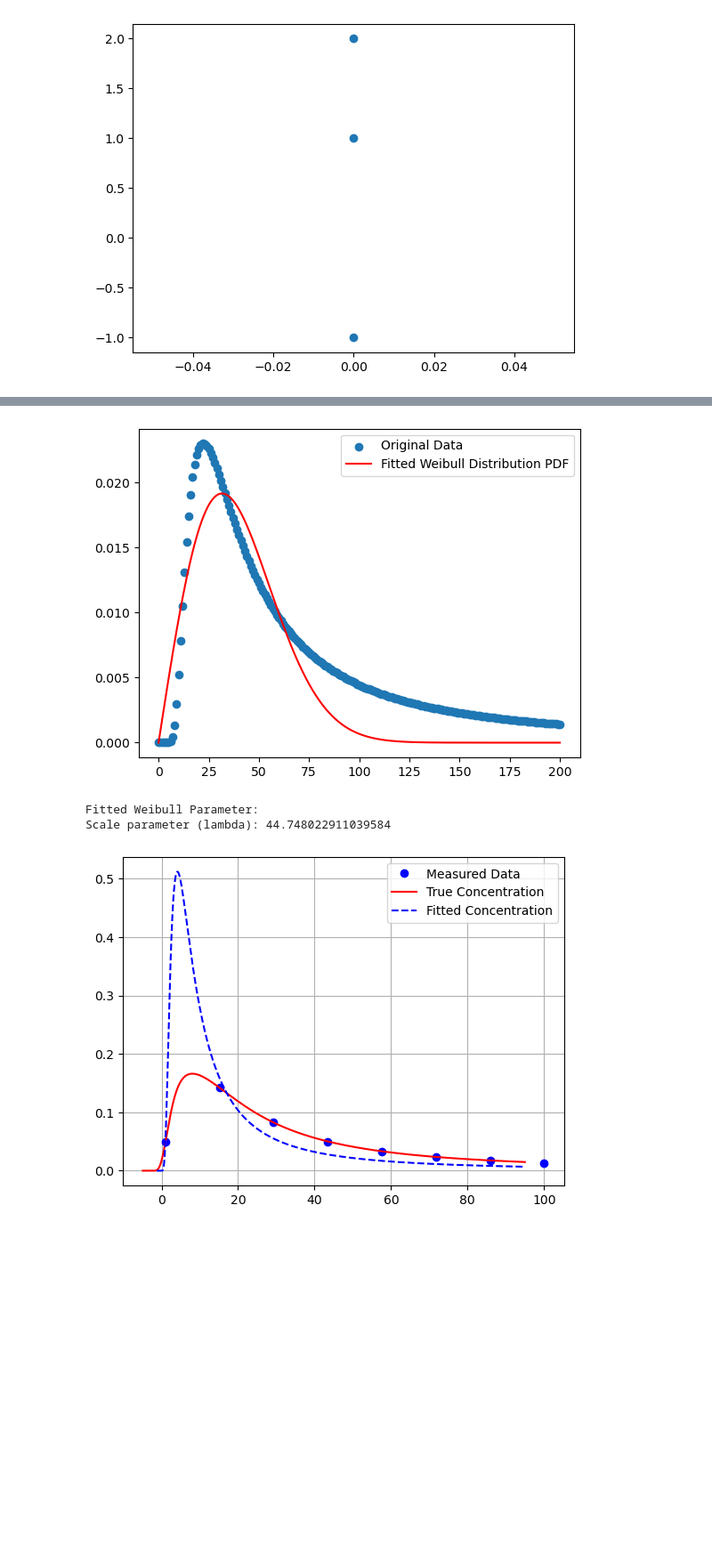
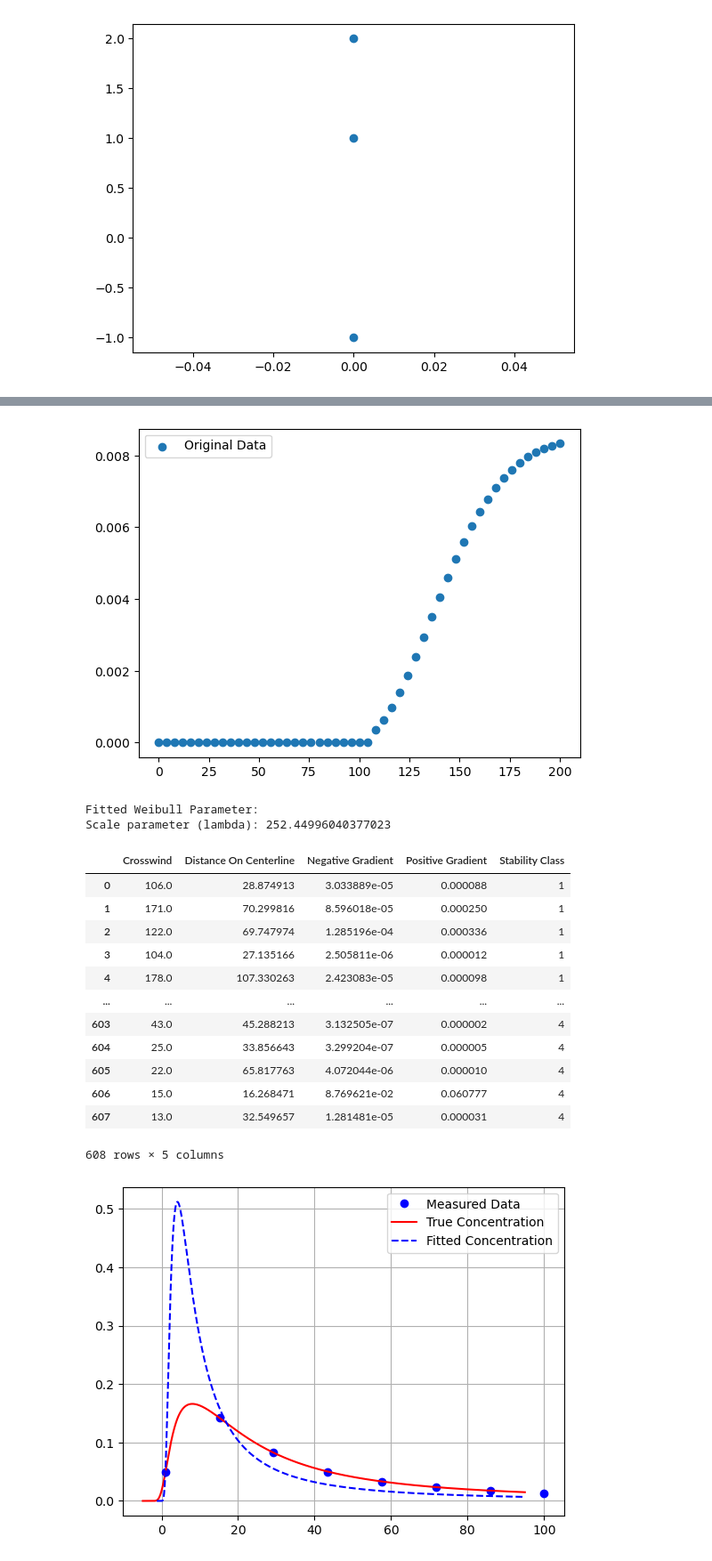
Before and after one commit to karina-regina/Expo7, a Jupyter notebook: PYTHON/estimation_gas_leak_location.ipynb, the cells around one changed output, grey strips where cells are left out. Shown at 89% size. Cells and saved outputs as stored; diff of their text form; code cells hidden in the pictures; blank space fills up the shorter version.

```diff
--- a/PYTHON/estimation_gas_leak_location.ipynb
+++ b/PYTHON/estimation_gas_leak_location.ipynb
@@ -73,11 +73,11 @@ import cmath
 import seaborn as sns
 from sympy import symbols, solve, Eq
 
-DataDict= {'Crosswind':[],'Distance On Centerline':[],'Negative Gradient':[],'Positive Gradient':[],'Stability Class':[]}
+#DataDict= {'Crosswind':[],'Distance On Centerline':[],'Negative Gradient':[],'Positive Gradient':[],'Stability Class':[]}
 
 np.random.seed(42)
-for Stability_Iteration in range(1,7):
-    for Iteration in range(200):
+for Stability_Iteration in range(6,7):
+    for Iteration in range(119):
         #INPUT FOR GAS PLUME
         #set from 1-6
         stability = Stability_Iteration
@@ -180,14 +180,20 @@ for Stability_Iteration in range(1,7):
         for XYCoordinate in Measurement_Points_Y:
             Concentration_At_MeasurementForY.append(Concentration2D[(200+ round(XYCoordinate[1]*2)),(200+ round(XYCoordinate[0]*2))])
 
+        max_c_ind=Concentration_At_MeasurementForX.index(max(Concentration_At_MeasurementForX))
         Crosswind=(np.array(Measurement_Points_Y)[np.where(np.array(Concentration_At_MeasurementForY) > 0)][-1]-np.array(Measurement_Points_Y)[np.where(np.array(Concentration_At_MeasurementForY) > 0)][0])[0]
-        dist_cent=abs(Measurement_Points[Concentration_At_MeasurementForX.index(max(Concentration_At_MeasurementForX))][1]-rand_sim_step2)
-        if Concentration_At_MeasurementForX.index(max(Concentration_At_MeasurementForX)) < len(Concentration_At_MeasurementForX)-1:
-            val=np.array(Concentration_At_MeasurementForX)[[Concentration_At_MeasurementForX.index(max(Concentration_At_MeasurementForX))-2,Concentration_At_MeasurementForX.index(max(Concentration_At_MeasurementForX))-1,Concentration_At_MeasurementForX.index(max(Concentration_At_MeasurementForX))]],[item[1] for item in np.array(Measurement_Points)[[Concentration_At_MeasurementForX.index(max(Concentration_At_MeasurementForX))-2,Concentration_At_MeasurementForX.index(max(Concentration_At_MeasurementForX))-1,Concentration_At_MeasurementForX.index(max(Concentration_At_MeasurementForX))]]]
+        dist_cent=abs(Measurement_Points[max_c_ind][1]-rand_sim_step2)
+
+        if max_c_ind+1 == len(Concentration_At_MeasurementForX):
+            val=np.array(Concentration_At_MeasurementForX)[[max_c_ind-2,max_c_ind-1,max_c_ind]],[item[1] for item in np.array(Measurement_Points)[[max_c_ind-2,max_c_ind-1,max_c_ind]]]
+            pos_grad,neg_grad=(val[0][1]-val[0][0])/(val[1][1]-val[1][0]),(val[0][2]-val[0][1])/(val[1][2]-val[1][1])
+        elif max_c_ind+1 != len(Concentration_At_MeasurementForX):
+            val=np.array(Concentration_At_MeasurementForX)[[max_c_ind-1,max_c_ind,max_c_ind+1]],[item[1] for item in np.array(Measurement_Points)[[max_c_ind-1,max_c_ind,max_c_ind+1]]]
             pos_grad,neg_grad=(val[0][1]-val[0][0])/(val[1][1]-val[1][0]),(val[0][2]-val[0][1])/(val[1][2]-val[1][1])
         else:
-            val=np.array(Concentration_At_MeasurementForX)[[Concentration_At_MeasurementForX.index(max(Concentration_At_MeasurementForX))-1,Concentration_At_MeasurementForX.index(max(Concentration_At_MeasurementForX)),Concentration_At_MeasurementForX.index(max(Concentration_At_MeasurementForX))+1]],[item[1] for item in np.array(Measurement_Points)[[Concentration_At_MeasurementForX.index(max(Concentration_At_MeasurementForX))-1,Concentration_At_MeasurementForX.index(max(Concentration_At_MeasurementForX)),Concentration_At_MeasurementForX.index(max(Concentration_At_MeasurementForX))+1]]]
-            pos_grad,neg_grad=(val[0][1]-val[0][0])/(val[1][1]-val[1][0]),(val[0][2]-val[0][1])/(val[1][2]-val[1][1])
+            print('error')
+            print(max_c_ind,len(Measurement_Points),len(Concentration_At_MeasurementForX))
+            break
 
         DataDict['Crosswind'].append(Crosswind)
         DataDict['Distance On Centerline'].append(dist_cent)
@@ -254,37 +250,50 @@ y = np.array(Concentration_At_MeasurementForX) * 10
 
 k = 2  # Shape parameter known
 
 # Define the Weibull PDF function
 def weibull_pdf(x, scale):
     if isinstance(x, (int, float)):
         x = np.array([x])
 
     y = (k / scale) * (x / scale)**(k - 1) * np.exp(-(x / scale)**k)
 
     return y
 # Fit the Weibull distribution to the PDF of the data
 params, covariance = curve_fit(weibull_pdf, x, y, p0=[111])  # Initial guess for the scale parameter
 
 # Extract the fitted parameters
 scale = params[0]
 
 # Plot the original data
 plt.scatter(x, y, label='Original Data')
 
 # Plot the fitted Weibull distribution PDF
 x_fit = np.linspace(min(x), max(x), 1000)
 y_fit = weibull_pdf(x_fit, scale)
-plt.plot(x_fit, y_fit, label='Fitted Weibull Distribution PDF', color='red')
+#plt.plot(x_fit, y_fit, label='Fitted Weibull Distribution PDF', color='red')
 
 plt.legend()
 plt.show()
 
 print("Fitted Weibull Parameter:")
 print(f"Scale parameter (lambda): {scale}")
 # %% [output]
-[figure, old version]
+[figure, new version]
 Fitted Weibull Parameter:
-Scale parameter (lambda): 44.748022911039584
+Scale parameter (lambda): 252.44996040377023
+|  | Crosswind | Distance On Centerline | Negative Gradient | Positive Gradient | Stability Class |
+| 0 | 106.0 | 28.874913 | 3.033889e-05 | 0.000088 | 1 |
+| 1 | 171.0 | 70.299816 | 8.596018e-05 | 0.000250 | 1 |
+| 2 | 122.0 | 69.747974 | 1.285196e-04 | 0.000336 | 1 |
+| 3 | 104.0 | 27.135166 | 2.505811e-06 | 0.000012 | 1 |
+| 4 | 178.0 | 107.330263 | 2.423083e-05 | 0.000098 | 1 |
+| ... | ... | ... | ... | ... | ... |
+| 603 | 43.0 | 45.288213 | 3.132505e-07 | 0.000002 | 4 |
+| 604 | 25.0 | 33.856643 | 3.299204e-07 | 0.000005 | 4 |
+| 605 | 22.0 | 65.817763 | 4.072044e-06 | 0.000010 | 4 |
+| 606 | 15.0 | 16.268471 | 8.769621e-02 | 0.060777 | 4 |
+| 607 | 13.0 | 32.549657 | 1.281481e-05 | 0.000031 | 4 |
+608 rows × 5 columns
 # %%
 import numpy as np
 import matplotlib.pyplot as plt
```
Also changed, not shown: parts of 3 cells of this notebook.
